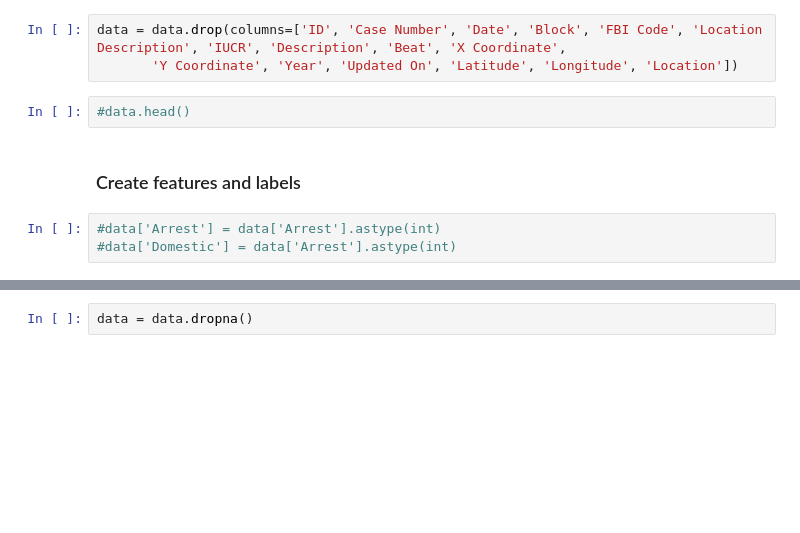
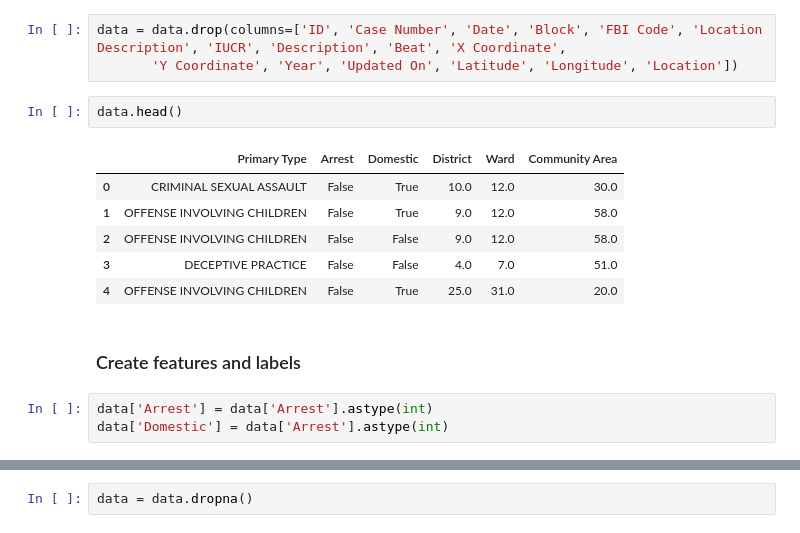
Before and after one commit to kimjaeh10/cmse202-project1, a Jupyter notebook: CMSE202-Project1.ipynb, the cells around one changed output, grey strips where cells are left out. Saved outputs shown, nothing was run; the diff lists cells and outputs as text; blank space fills up the shorter version.

```diff
--- a/CMSE202-Project1.ipynb
+++ b/CMSE202-Project1.ipynb
@@ -349,13 +337,20 @@ Index(['ID', 'Case Number', 'Date', 'Block', 'IUCR', 'Primary Type',
 # %%
 data = data.drop(columns=['ID', 'Case Number', 'Date', 'Block', 'FBI Code', 'Location Description', 'IUCR', 'Description', 'Beat', 'X Coordinate',
        'Y Coordinate', 'Year', 'Updated On', 'Latitude', 'Longitude', 'Location'])
-# %%
-#data.head()
+# %%
+data.head()
+# %% [output]
+|  | Primary Type | Arrest | Domestic | District | Ward | Community Area |
+| 0 | CRIMINAL SEXUAL ASSAULT | False | True | 10.0 | 12.0 | 30.0 |
+| 1 | OFFENSE INVOLVING CHILDREN | False | True | 9.0 | 12.0 | 58.0 |
+| 2 | OFFENSE INVOLVING CHILDREN | False | False | 9.0 | 12.0 | 58.0 |
+| 3 | DECEPTIVE PRACTICE | False | False | 4.0 | 7.0 | 51.0 |
+| 4 | OFFENSE INVOLVING CHILDREN | False | True | 25.0 | 31.0 | 20.0 |
 # %% [markdown]
 ### Create features and labels
 # %%
-#data['Arrest'] = data['Arrest'].astype(int)
-#data['Domestic'] = data['Arrest'].astype(int)
+data['Arrest'] = data['Arrest'].astype(int)
+data['Domestic'] = data['Arrest'].astype(int)
 # %%
 dum_df = pd.get_dummies(data, columns=["Primary Type"], prefix=["Primary_Type"])
 data = dum_df
```
Also changed, not shown: parts of 24 cells of this notebook.
